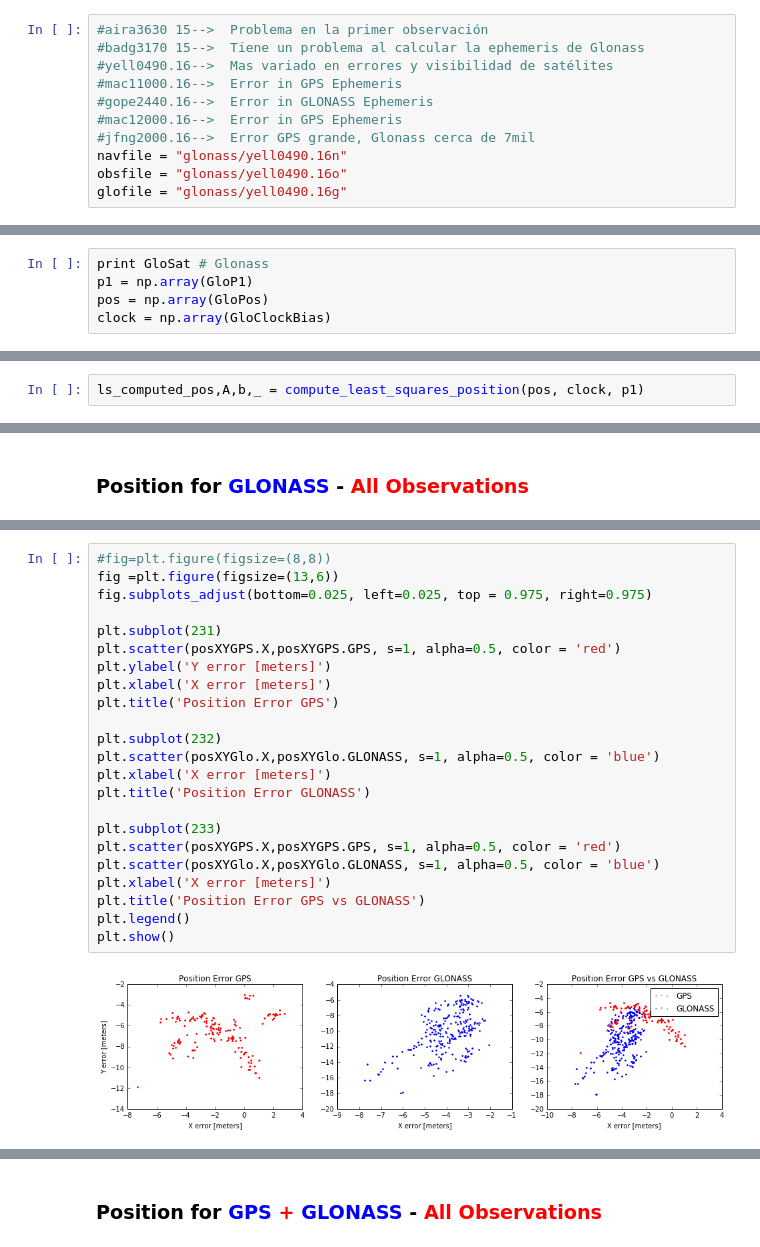
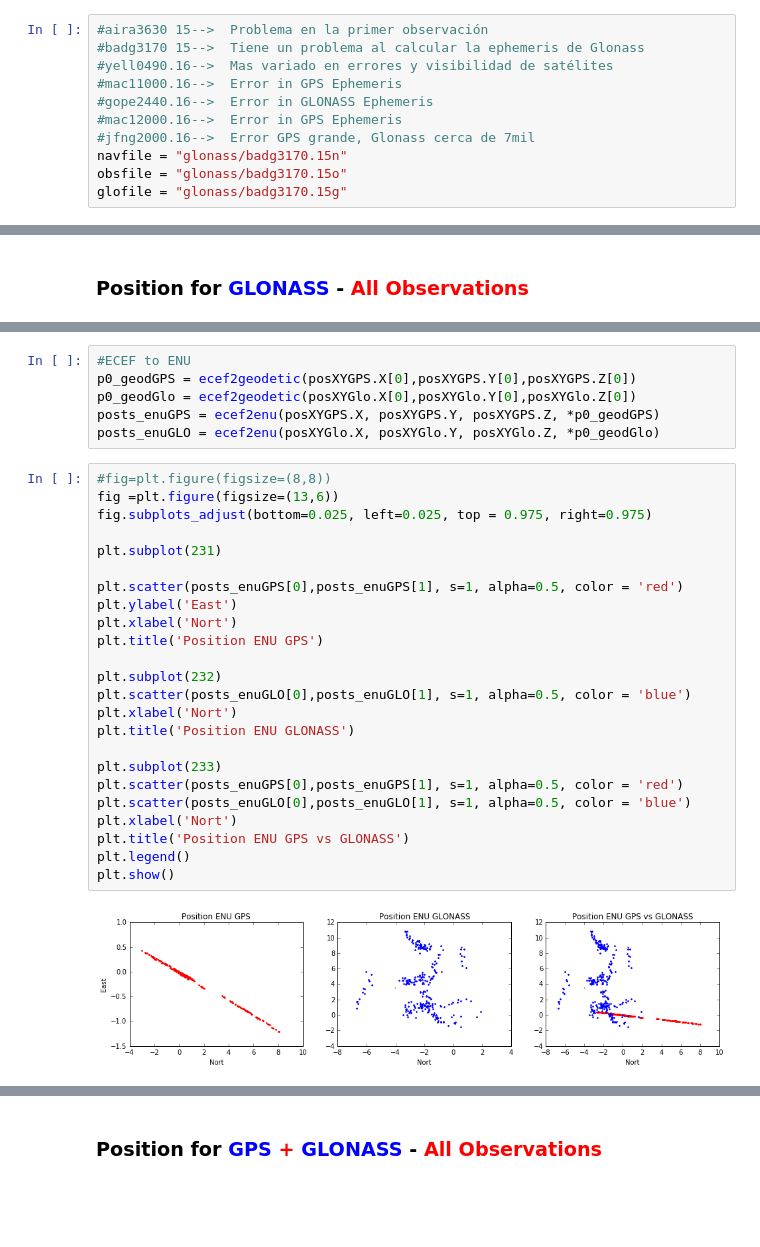
Before and after one commit to mikesneider/GNSS, a Jupyter notebook: GNSS Position_entrega.ipynb, the cells around one changed output, grey strips where cells are left out. Cells and saved outputs as stored; diff of their text form; blank space fills up the shorter version.

```diff
--- a/GNSS Position_entrega.ipynb
+++ b/GNSS Position_entrega.ipynb
@@ -81,9 +188,9 @@ def compute_raim_position(gps_week, gps_sow, prns, prns_pos, pranges,  bcestore)
 #gope2440.16-->  Error in GLONASS Ephemeris
 #mac12000.16-->  Error in GPS Ephemeris
 #jfng2000.16-->  Error GPS grande, Glonass cerca de 7mil
-navfile = "glonass/yell0490.16n"
-obsfile = "glonass/yell0490.16o"
-glofile = "glonass/yell0490.16g"
+navfile = "glonass/badg3170.15n"
+obsfile = "glonass/badg3170.15o"
+glofile = "glonass/badg3170.15g"
 # %% [markdown]
 ### FOR <font color='red'>GPS</font>
 # %%
@@ -424,5 +456,0 @@ satellite clock biases [  1.20887472e-05  -2.43697642e-05   4.17050372e-05  -6.3
-# %%
-print GloSat # Glonass
-p1 = np.array(GloP1)
-pos = np.array(GloPos)
-clock = np.array(GloClockBias)
@@ -431,5 +457,3 @@ clock = np.array(GloClockBias)
-# %%
-ls_computed_pos,A,b,_ = compute_least_squares_position(pos, clock, p1)
 # %%
 print "real                  ", real_pos
 print "LS computed           ", ls_computed_pos[:3]
@@ -589,25 +638,32 @@ plt.title('PRN Amount - Glonas')
+# %%
+#ECEF to ENU
+p0_geodGPS = ecef2geodetic(posXYGPS.X[0],posXYGPS.Y[0],posXYGPS.Z[0])
+p0_geodGlo = ecef2geodetic(posXYGlo.X[0],posXYGlo.Y[0],posXYGlo.Z[0])
+posts_enuGPS = ecef2enu(posXYGPS.X, posXYGPS.Y, posXYGPS.Z, *p0_geodGPS)
+posts_enuGLO = ecef2enu(posXYGlo.X, posXYGlo.Y, posXYGlo.Z, *p0_geodGlo)
 # %%
 #fig=plt.figure(figsize=(8,8))
 fig =plt.figure(figsize=(13,6))
 fig.subplots_adjust(bottom=0.025, left=0.025, top = 0.975, right=0.975)
 
 plt.subplot(231)
-plt.scatter(posXYGPS.X,posXYGPS.GPS, s=1, alpha=0.5, color = 'red')
-plt.ylabel('Y error [meters]')
-plt.xlabel('X error [meters]')
-plt.title('Position Error GPS')
+
+plt.scatter(posts_enuGPS[0],posts_enuGPS[1], s=1, alpha=0.5, color = 'red')
+plt.ylabel('East')
+plt.xlabel('Nort')
+plt.title('Position ENU GPS')
 
 plt.subplot(232)
-plt.scatter(posXYGlo.X,posXYGlo.GLONASS, s=1, alpha=0.5, color = 'blue')
-plt.xlabel('X error [meters]')
-plt.title('Position Error GLONASS')
+plt.scatter(posts_enuGLO[0],posts_enuGLO[1], s=1, alpha=0.5, color = 'blue')
+plt.xlabel('Nort')
+plt.title('Position ENU GLONASS')
 
 plt.subplot(233)
-plt.scatter(posXYGPS.X,posXYGPS.GPS, s=1, alpha=0.5, color = 'red')
-plt.scatter(posXYGlo.X,posXYGlo.GLONASS, s=1, alpha=0.5, color = 'blue')
-plt.xlabel('X error [meters]')
-plt.title('Position Error GPS vs GLONASS')
+plt.scatter(posts_enuGPS[0],posts_enuGPS[1], s=1, alpha=0.5, color = 'red')
+plt.scatter(posts_enuGLO[0],posts_enuGLO[1], s=1, alpha=0.5, color = 'blue')
+plt.xlabel('Nort')
+plt.title('Position ENU GPS vs GLONASS')
 plt.legend()
 plt.show()
 # %% [output]
-[figure, old version]
+[figure, new version]
```
Also changed, not shown: parts of 26 cells of this notebook.
